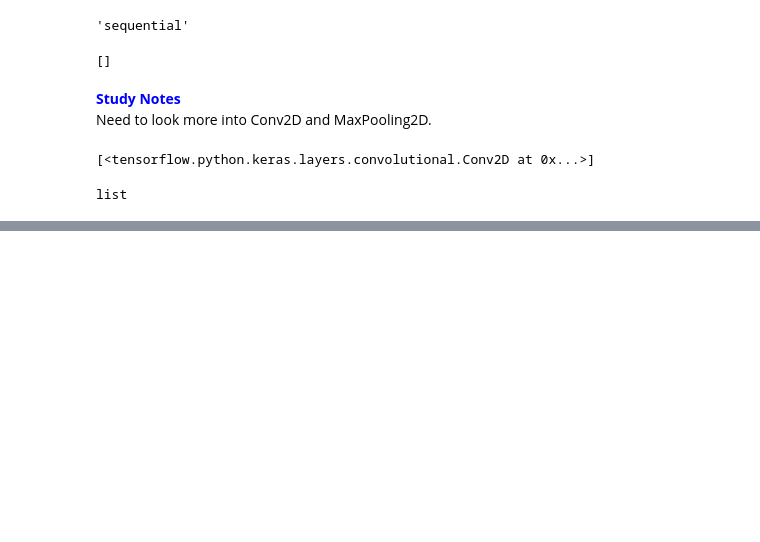
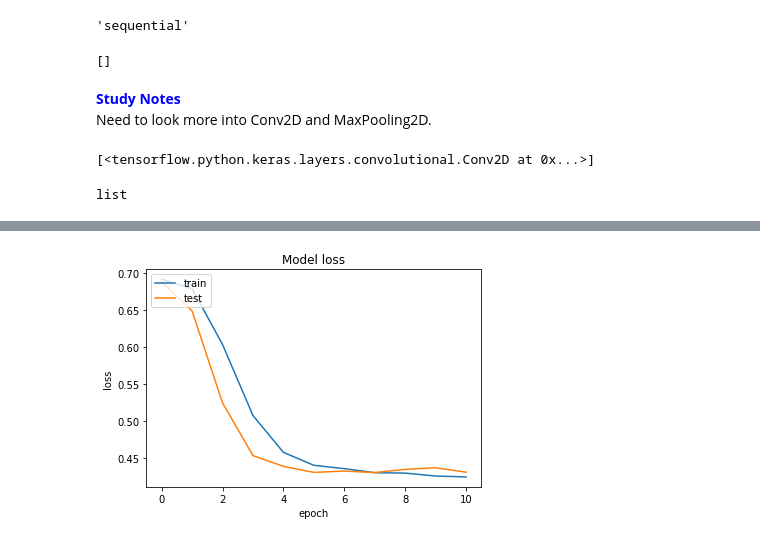
Before and after one commit to beamaia/neural-network-studies, a Jupyter notebook: intro_histopathology/introduction_to_cnn_histopathology_dataset.ipynb, the cells around one changed output, grey strips where cells are left out. Saved outputs shown, nothing was run; the diff lists cells and outputs as text; code cells hidden in the pictures; blank space fills up the shorter version.

Commit message:
(Attempt at) Training the model

```diff
--- a/intro_histopathology/introduction_to_cnn_histopathology_dataset.ipynb
+++ b/intro_histopathology/introduction_to_cnn_histopathology_dataset.ipynb
@@ -236,0 +241,18 @@ list
+# %%
+model.compile(loss=keras.losses.binary_crossentropy,
+              optimizer=keras.optimizers.Adam(lr=0.00001),
+              metrics=['accuracy'])
+# %%
+datagen = ImageDataGenerator(
+    featurewise_center=True,
+    featurewise_std_normalization=True,
+    rotation_range=180,
+    horizontal_flip=True,vertical_flip = True)
+# %%
+from keras.callbacks import EarlyStopping, ModelCheckpoint
+
+early_stopping_monitor = EarlyStopping(monitor='val_loss', patience=3, mode='min')
+model_checkpoint = ModelCheckpoint('best_model.h5', monitor='val_loss', mode='min', verbose=1, save_best_only=True)
+# %%
+training = model.fit_generator(datagen.flow(x_trainRus_reshaped,y_trainRus_hot,batch_size=batch_size),
+                    steps_per_epoch=len(x_trainRus_reshaped) / batch_size, epochs=epochs,validation_data=(x_testRus_reshaped, y_testRus_hot), verbose=1, callbacks=[early_stopping_monitor, model_checkpoint])
@@ -236,0 +279,10 @@ list
+# %%
+plt.plot(training.history['loss'])
+plt.plot(training.history['val_loss'])
+plt.title('Model loss')
+plt.ylabel('loss')
+plt.xlabel('epoch')
+plt.legend(['train','test'], loc='upper left')
+plt.show()
+# %% [output]
+[figure, added]
```
Also changed, not shown: parts of 20 cells of this notebook.
